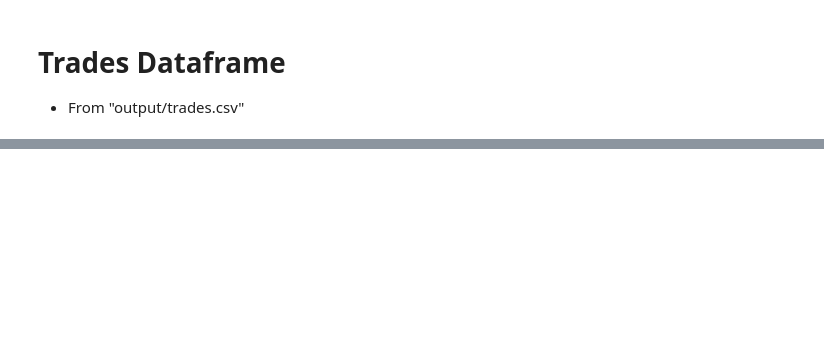
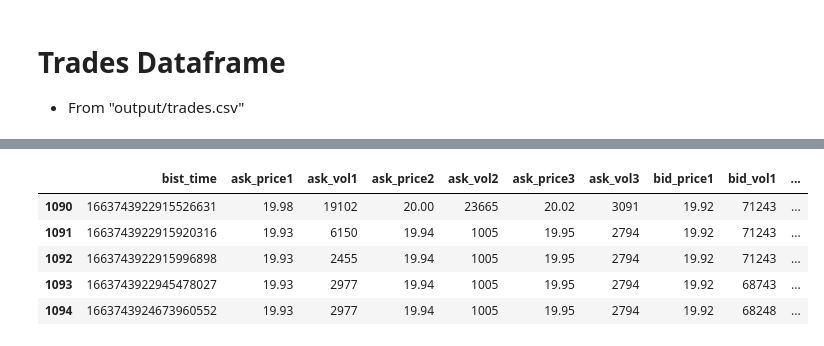
Before and after one commit to project237/LOB_BIST_Python, a Jupyter notebook: view_LOB_output.ipynb, the cells around one changed output, grey strips where cells are left out. Saved outputs shown, nothing was run; the diff lists cells and outputs as text; code cells hidden in the pictures; blank space fills up the shorter version.

```diff
--- a/view_LOB_output.ipynb
+++ b/view_LOB_output.ipynb
@@ -96,0 +123,9 @@ memory usage: 3.8 MB
+# %%
+df_lob.tail()
+# %% [output]
+|  | bist_time | ask_price1 | ask_vol1 | ask_price2 | ask_vol2 | ask_price3 | ask_vol3 | bid_price1 | bid_vol1 | ... |
+| 1090 | 1663743922915526631 | 19.98 | 19102 | 20.00 | 23665 | 20.02 | 3091 | 19.92 | 71243 | ... |
+| 1091 | 1663743922915920316 | 19.93 | 6150 | 19.94 | 1005 | 19.95 | 2794 | 19.92 | 71243 | ... |
+| 1092 | 1663743922915996898 | 19.93 | 2455 | 19.94 | 1005 | 19.95 | 2794 | 19.92 | 71243 | ... |
+| 1093 | 1663743922945478027 | 19.93 | 2977 | 19.94 | 1005 | 19.95 | 2794 | 19.92 | 68743 | ... |
+| 1094 | 1663743924673960552 | 19.93 | 2977 | 19.94 | 1005 | 19.95 | 2794 | 19.92 | 68248 | ... |
```
Also changed, not shown: parts of 11 cells of this notebook, 1 other file.
